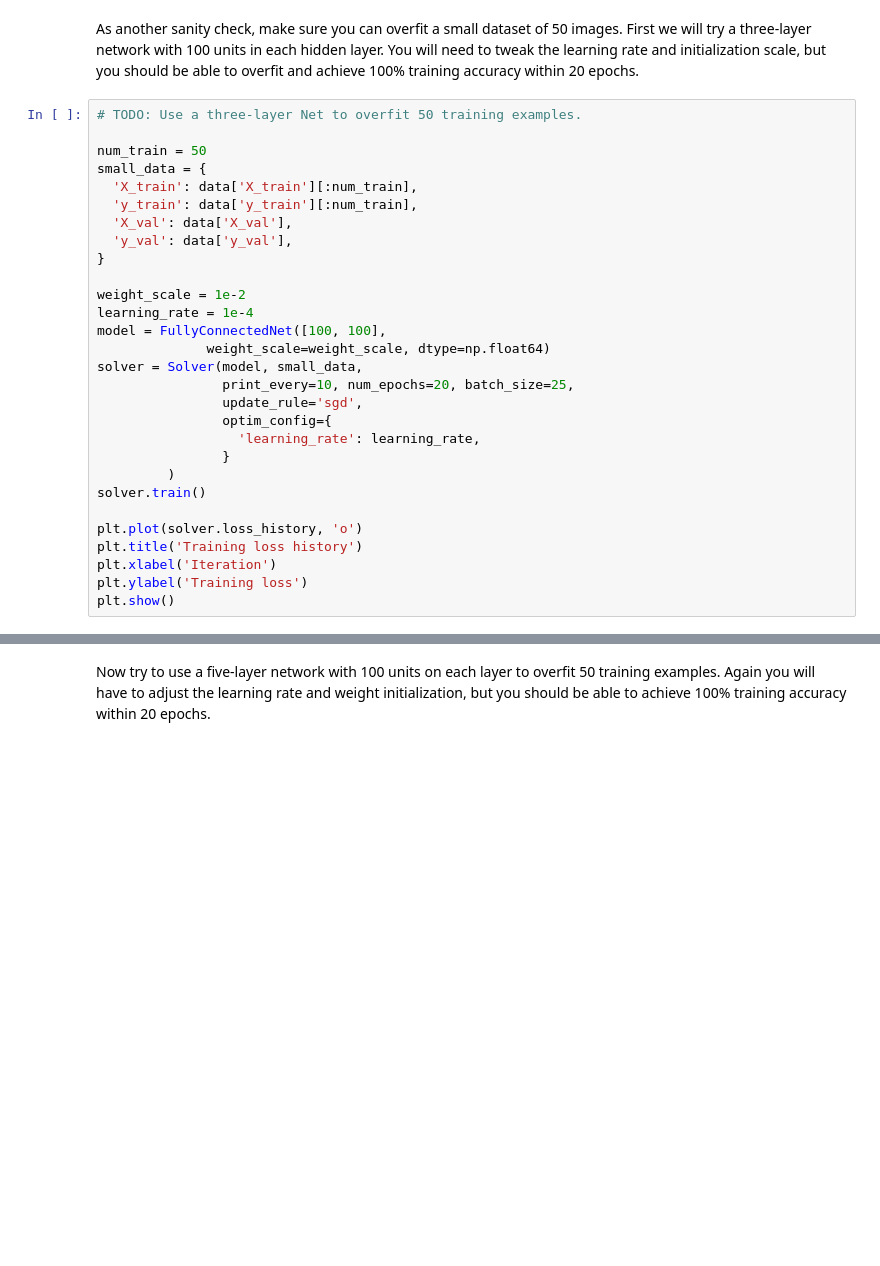
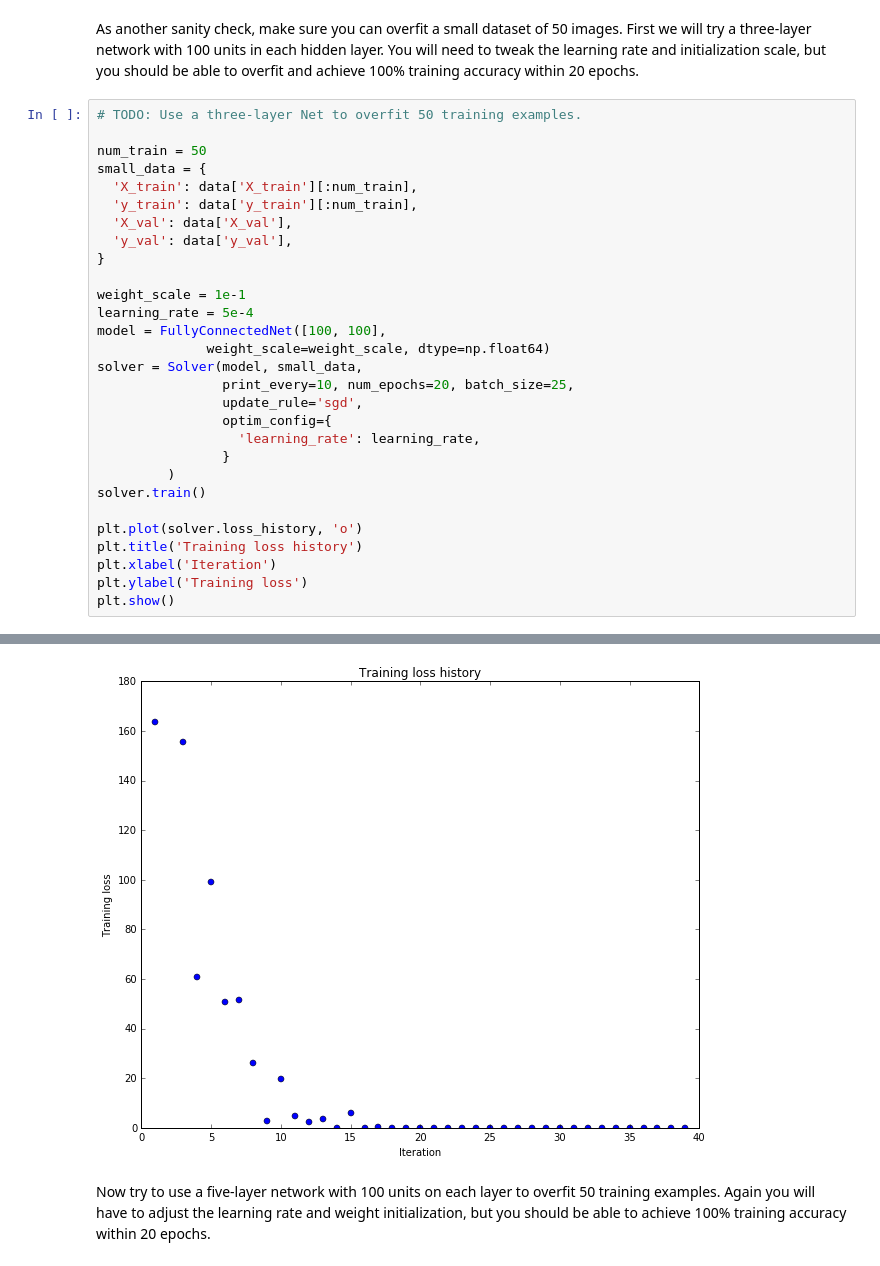
Before and after one commit to corenel/CS231n, a Jupyter notebook: assignment2/FullyConnectedNets.ipynb, the cells around one changed output, grey strips where cells are left out. Cells and saved outputs as stored; diff of their text form; blank space fills up the shorter version.

```diff
--- a/assignment2/FullyConnectedNets.ipynb
+++ b/assignment2/FullyConnectedNets.ipynb
@@ -338,8 +432,8 @@ small_data = {
   'y_val': data['y_val'],
 }
 
-weight_scale = 1e-2
-learning_rate = 1e-4
+weight_scale = 1e-1
+learning_rate = 5e-4
 model = FullyConnectedNet([100, 100],
               weight_scale=weight_scale, dtype=np.float64)
 solver = Solver(model, small_data,
@@ -356,3 +450,4 @@ plt.title('Training loss history')
 plt.xlabel('Iteration')
 plt.ylabel('Training loss')
 plt.show()
+# %% [output]
@@ -359,3 +471,4 @@ plt.show()
+[figure, added]
 # %% [markdown]
 Now try to use a five-layer network with 100 units on each layer to overfit 50 training examples. Again you will have to adjust the learning rate and weight initialization, but you should be able to achieve 100% training accuracy within 20 epochs.
 # %%
```
Also changed, not shown: parts of 20 cells of this notebook, 5 other files.
